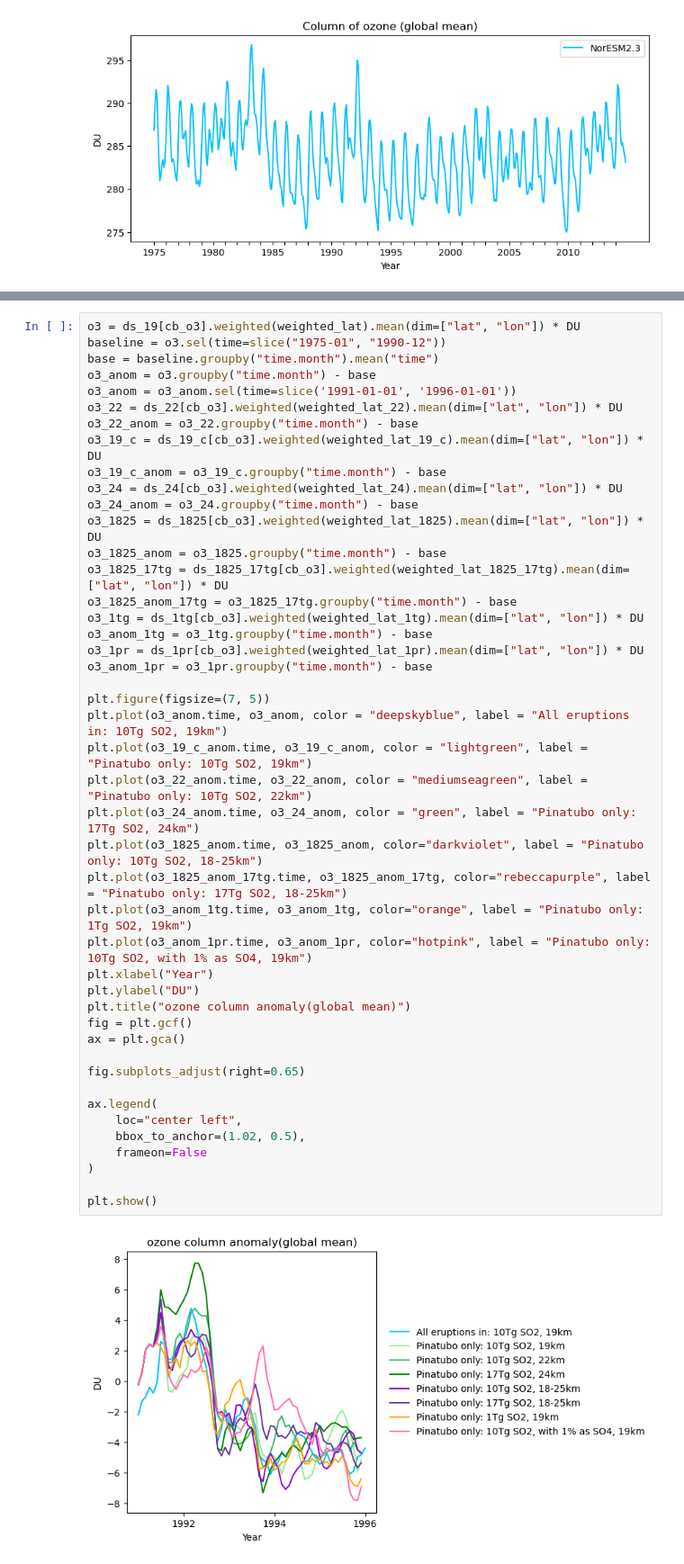
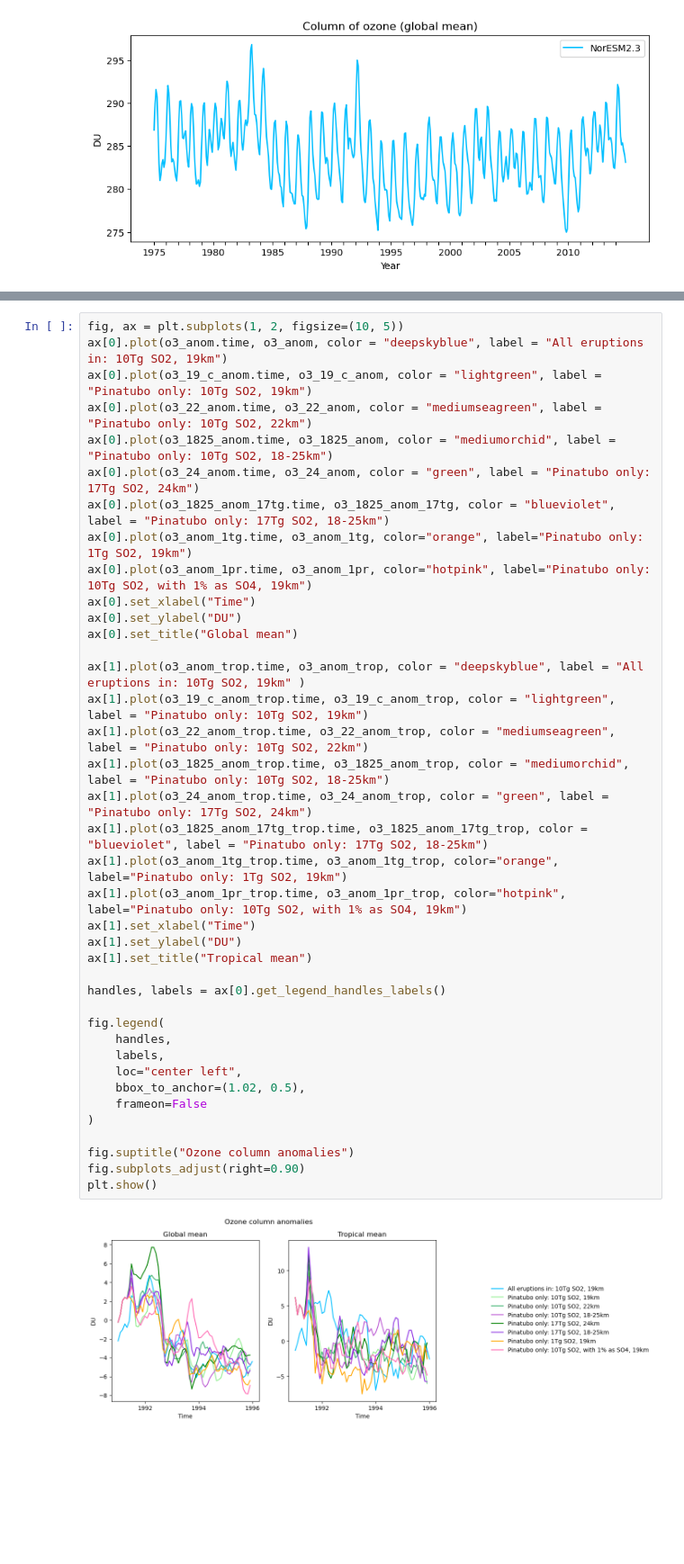
Before and after one commit to EliHHogemo/master_thesis, a Jupyter notebook: sulfur_pinatubo.ipynb, the cells around one changed output, grey strips where cells are left out. Shown at 90% size. Drawn from its saved outputs; the diff is of its cells as text; blank space fills up the shorter version.

Commit message:
now colors, and maps of ozone

```diff
--- a/sulfur_pinatubo.ipynb
+++ b/sulfur_pinatubo.ipynb
@@ -1284,49 +1445,43 @@ plt.show()
 # %%
-o3 = ds_19[cb_o3].weighted(weighted_lat).mean(dim=["lat", "lon"]) * DU
-baseline = o3.sel(time=slice("1975-01", "1990-12"))
-base = baseline.groupby("time.month").mean("time")
-o3_anom = o3.groupby("time.month") - base
-o3_anom = o3_anom.sel(time=slice('1991-01-01', '1996-01-01'))
-o3_22 = ds_22[cb_o3].weighted(weighted_lat_22).mean(dim=["lat", "lon"]) * DU
-o3_22_anom = o3_22.groupby("time.month") - base
-o3_19_c = ds_19_c[cb_o3].weighted(weighted_lat_19_c).mean(dim=["lat", "lon"]) * DU
-o3_19_c_anom = o3_19_c.groupby("time.month") - base
-o3_24 = ds_24[cb_o3].weighted(weighted_lat_24).mean(dim=["lat", "lon"]) * DU
-o3_24_anom = o3_24.groupby("time.month") - base
-o3_1825 = ds_1825[cb_o3].weighted(weighted_lat_1825).mean(dim=["lat", "lon"]) * DU
-o3_1825_anom = o3_1825.groupby("time.month") - base
-o3_1825_17tg = ds_1825_17tg[cb_o3].weighted(weighted_lat_1825_17tg).mean(dim=["lat", "lon"]) * DU
-o3_1825_anom_17tg = o3_1825_17tg.groupby("time.month") - base
-o3_1tg = ds_1tg[cb_o3].weighted(weighted_lat_1tg).mean(dim=["lat", "lon"]) * DU
-o3_anom_1tg = o3_1tg.groupby("time.month") - base
-o3_1pr = ds_1pr[cb_o3].weighted(weighted_lat_1pr).mean(dim=["lat", "lon"]) * DU
-o3_anom_1pr = o3_1pr.groupby("time.month") - base
+fig, ax = plt.subplots(1, 2, figsize=(10, 5))
+ax[0].plot(o3_anom.time, o3_anom, color = "deepskyblue", label = "All eruptions in: 10Tg SO2, 19km")
+ax[0].plot(o3_19_c_anom.time, o3_19_c_anom, color = "lightgreen", label = "Pinatubo only: 10Tg SO2, 19km")
+ax[0].plot(o3_22_anom.time, o3_22_anom, color = "mediumseagreen", label = "Pinatubo only: 10Tg SO2, 22km")
+ax[0].plot(o3_1825_anom.time, o3_1825_anom, color = "mediumorchid", label = "Pinatubo only: 10Tg SO2, 18-25km")
+ax[0].plot(o3_24_anom.time, o3_24_anom, color = "green", label = "Pinatubo only: 17Tg SO2, 24km")
+ax[0].plot(o3_1825_anom_17tg.time, o3_1825_anom_17tg, color = "blueviolet", label = "Pinatubo only: 17Tg SO2, 18-25km")
+ax[0].plot(o3_anom_1tg.time, o3_anom_1tg, color="orange", label="Pinatubo only: 1Tg SO2, 19km")
+ax[0].plot(o3_anom_1pr.time, o3_anom_1pr, color="hotpink", label="Pinatubo only: 10Tg SO2, with 1% as SO4, 19km")
+ax[0].set_xlabel("Time")
+ax[0].set_ylabel("DU")
+ax[0].set_title("Global mean")
 
-plt.figure(figsize=(7, 5))
-plt.plot(o3_anom.time, o3_anom, color = "deepskyblue", label = "All eruptions in: 10Tg SO2, 19km")
-plt.plot(o3_19_c_anom.time, o3_19_c_anom, color = "lightgreen", label = "Pinatubo only: 10Tg SO2, 19km")
-plt.plot(o3_22_anom.time, o3_22_anom, color = "mediumseagreen", label = "Pinatubo only: 10Tg SO2, 22km")
-plt.plot(o3_24_anom.time, o3_24_anom, color = "green", label = "Pinatubo only: 17Tg SO2, 24km")
-plt.plot(o3_1825_anom.time, o3_1825_anom, color="darkviolet", label = "Pinatubo only: 10Tg SO2, 18-25km")
-plt.plot(o3_1825_anom_17tg.time, o3_1825_anom_17tg, color="rebeccapurple", label = "Pinatubo only: 17Tg SO2, 18-25km")
-plt.plot(o3_anom_1tg.time, o3_anom_1tg, color="orange", label = "Pinatubo only: 1Tg SO2, 19km")
-plt.plot(o3_anom_1pr.time, o3_anom_1pr, color="hotpink", label = "Pinatubo only: 10Tg SO2, with 1% as SO4, 19km")
-plt.xlabel("Year")
-plt.ylabel("DU")
-plt.title("ozone column anomaly(global mean)")
-fig = plt.gcf()
-ax = plt.gca()
+ax[1].plot(o3_anom_trop.time, o3_anom_trop, color = "deepskyblue", label = "All eruptions in: 10Tg SO2, 19km" )
+ax[1].plot(o3_19_c_anom_trop.time, o3_19_c_anom_trop, color = "lightgreen", label = "Pinatubo only: 10Tg SO2, 19km")
+ax[1].plot(o3_22_anom_trop.time, o3_22_anom_trop, color = "mediumseagreen", label = "Pinatubo only: 10Tg SO2, 22km")
+ax[1].plot(o3_1825_anom_trop.time, o3_1825_anom_trop, color = "mediumorchid", label = "Pinatubo only: 10Tg SO2, 18-25km")
+ax[1].plot(o3_24_anom_trop.time, o3_24_anom_trop, color = "green", label = "Pinatubo only: 17Tg SO2, 24km")
+ax[1].plot(o3_1825_anom_17tg_trop.time, o3_1825_anom_17tg_trop, color = "blueviolet", label = "Pinatubo only: 17Tg SO2, 18-25km")
+ax[1].plot(o3_anom_1tg_trop.time, o3_anom_1tg_trop, color="orange", label="Pinatubo only: 1Tg SO2, 19km")
+ax[1].plot(o3_anom_1pr_trop.time, o3_anom_1pr_trop, color="hotpink", label="Pinatubo only: 10Tg SO2, with 1% as SO4, 19km")
+ax[1].set_xlabel("Time")
+ax[1].set_ylabel("DU")
+ax[1].set_title("Tropical mean")
 
-fig.subplots_adjust(right=0.65)
+handles, labels = ax[0].get_legend_handles_labels()
 
-ax.legend(
+fig.legend(
+    handles,
+    labels,
     loc="center left",
     bbox_to_anchor=(1.02, 0.5),
     frameon=False
 )
 
+fig.suptitle("Ozone column anomalies")
+fig.subplots_adjust(right=0.90)
 plt.show()
 # %% [output]
-[figure, old version]
+[figure, new version]
 # %%
 o3 = o3.sel(time=slice('1991-01-01', '1996-01-01'))
```
Also changed, not shown: parts of 15 cells of this notebook.
